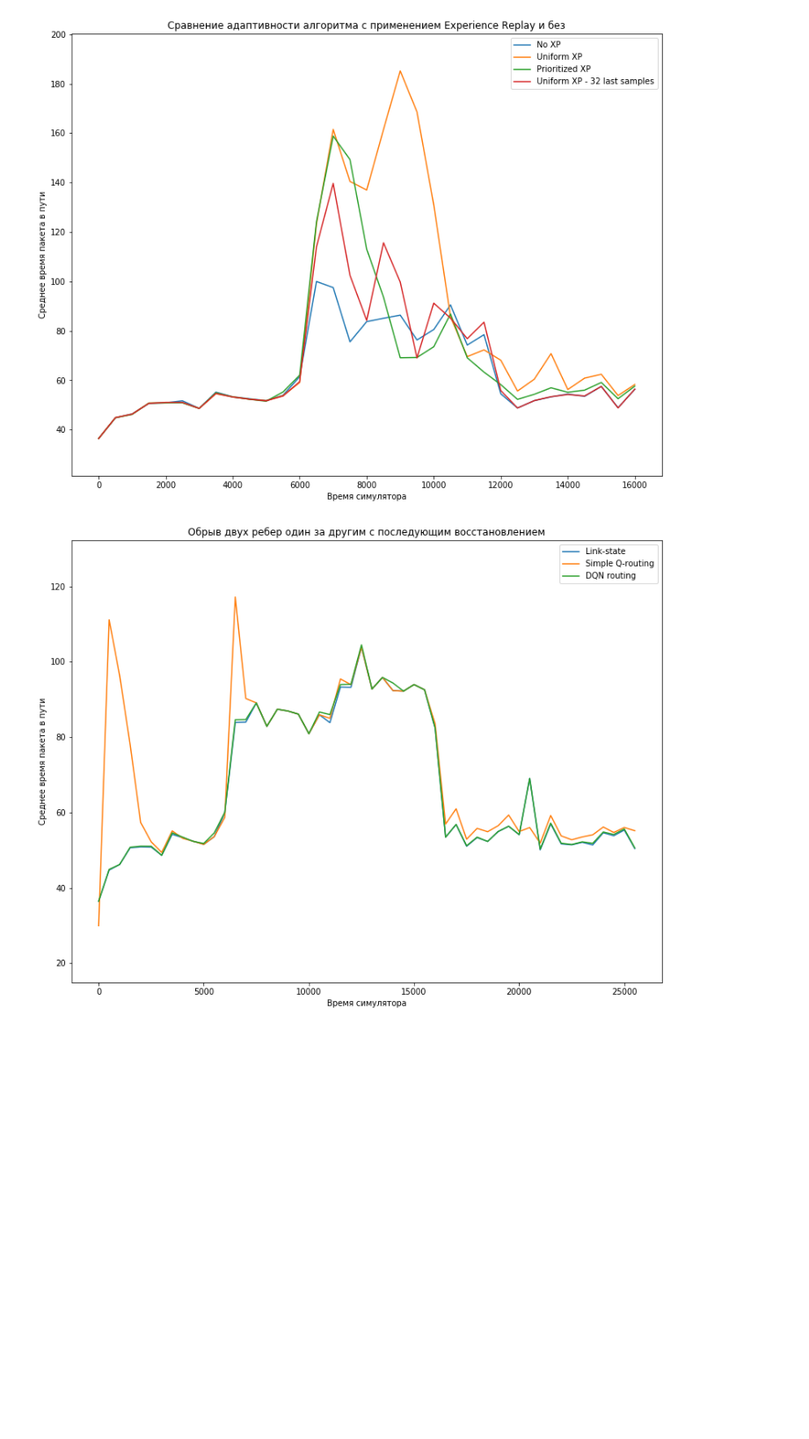
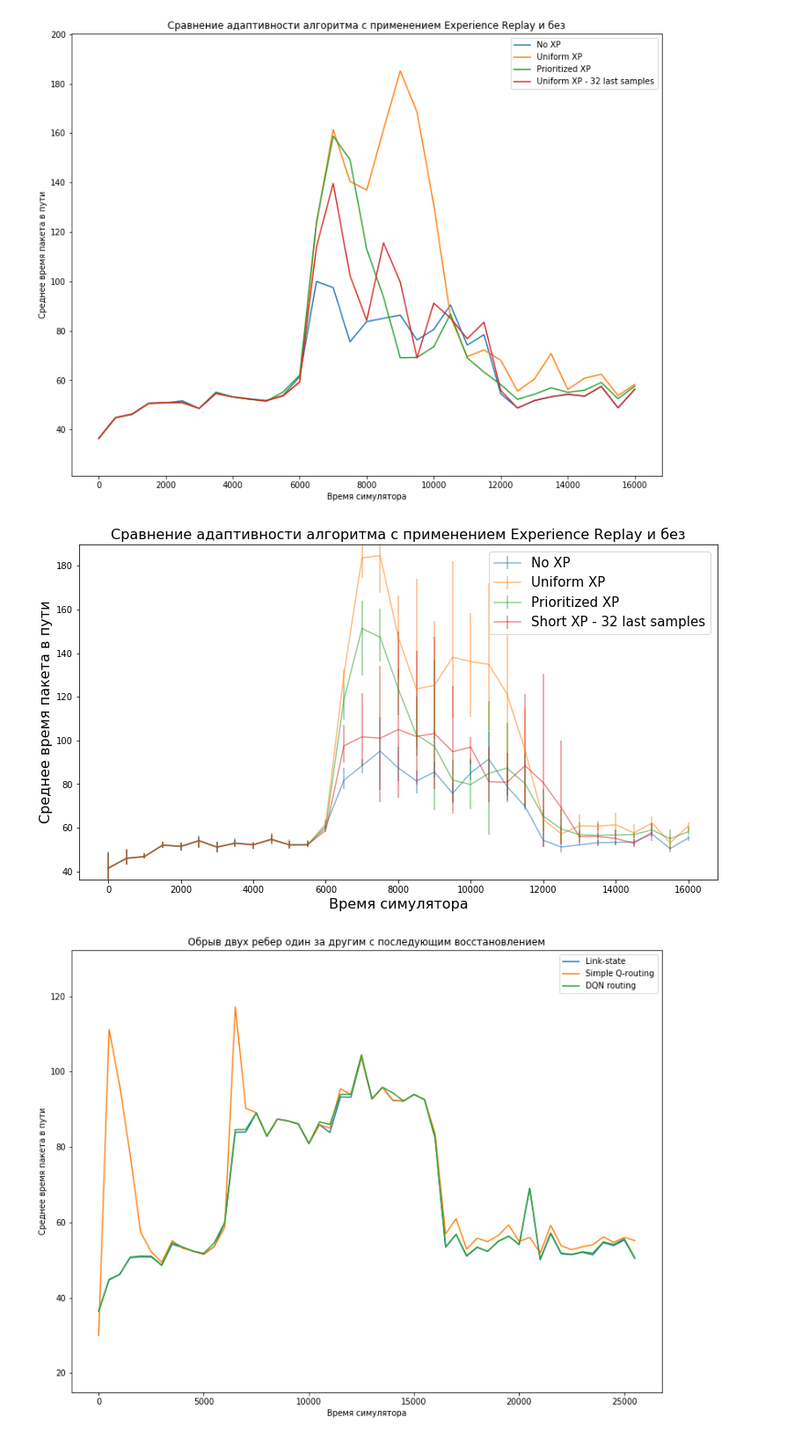
Before and after one commit to flyingleafe/dqnroute, a Jupyter notebook: plot_data.ipynb, the cells around one changed output. Shown at 88% size. Saved outputs shown, nothing was run; the diff lists cells and outputs as text; code cells hidden in the pictures; blank space fills up the shorter version.

```diff
--- a/plot_data.ipynb
+++ b/plot_data.ipynb
@@ -25,3 +25,17 @@ results_dqn.head()
 | 2 | 2 | 1000.0 | 25.0 | 41.68 | 21.0 | 70.0 |
 | 3 | 3 | 1500.0 | 25.0 | 42.36 | 21.0 | 70.0 |
 | 4 | 4 | 2000.0 | 25.0 | 44.84 | 21.0 | 85.0 |
+# %%
+def read_multi_run(file, n):
+    df = pd.read_csv(file.format(1))
+    df = df[['time', 'avg']]
+    avg_cols = ['avg']
+    for i in range(2, n+1):
+        df2 = pd.read_csv(file.format(i))
+        acol = 'avg'+str(i)
+        df[acol] = df2['avg']
+        avg_cols.append(acol)
+    df['avg_total'] = df.apply(lambda row: np.mean([row[acol] for acol in avg_cols]), axis=1)
+    df['avg_max'] = df.apply(lambda row: np.amax([row[acol] for acol in avg_cols]), axis=1)
+    df['avg_min'] = df.apply(lambda row: np.amin([row[acol] for acol in avg_cols]), axis=1)
+    return df.drop(avg_cols, axis=1)
@@ -70,6 +124,18 @@ plot_graph(title, ('No XP', results2_dqn), ('Uniform XP', results2_dqn_2), ('Pri
            ('Uniform XP - 32 last samples', results2_dqn_4))
 # %% [output]
 [figure]
+# %%
+results6_xp_multi_dqn = read_multi_run('logs/results6_xp_tests/dqn.{}.csv', 3)
+results6_xp_multi_dqn_uniform_xp = read_multi_run('logs/results6_xp_tests/dqn_uniform_xp.{}.csv', 3)
+results6_xp_multi_dqn_prioritized_xp = read_multi_run('logs/results6_xp_tests/dqn_prioritized_xp.{}.csv', 3)
+results6_xp_multi_dqn_last32_xp = read_multi_run('logs/results6_xp_tests/dqn_last32_xp.{}.csv', 3)
+# %%
+title = 'Сравнение адаптивности алгоритма с применением Experience Replay и без'
+plot_multi_graph(title, ('No XP', results6_xp_multi_dqn), ('Uniform XP', results6_xp_multi_dqn_uniform_xp),
+                 ('Prioritized XP', results6_xp_multi_dqn_prioritized_xp),
+                 ('Short XP - 32 last samples', results6_xp_multi_dqn_last32_xp))
+# %% [output]
+[figure, added]
 # %%
 # results3_ls = pd.read_csv('logs/results7_ls.csv')
 results3_sq = pd.read_csv('logs/results7_sq.csv')
```
Also changed, not shown: parts of 14 cells of this notebook, 8 other files.
